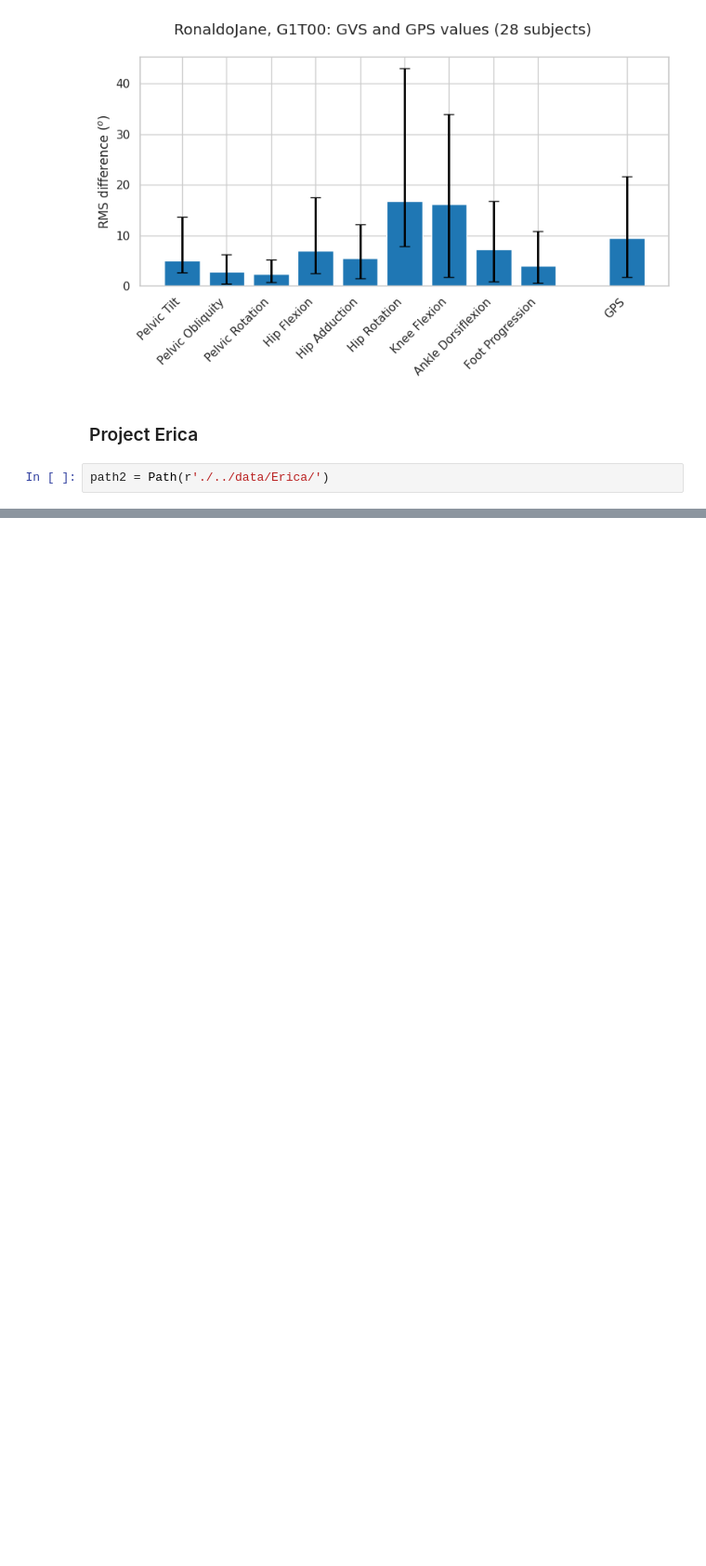
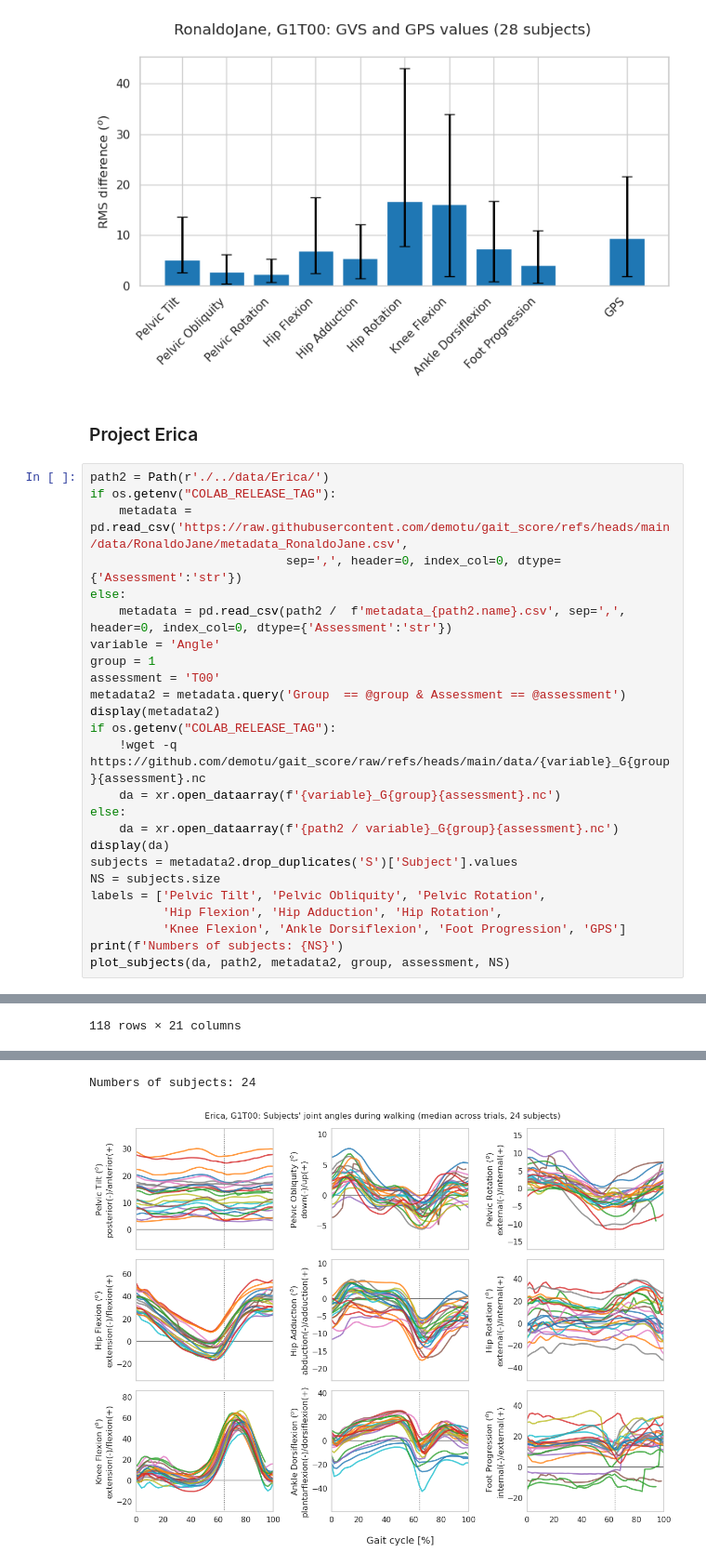
Before and after one commit to demotu/gait_score, a Jupyter notebook: notebooks/gps.ipynb, the cells around one changed output, grey strips where cells are left out. Shown at 93% size. Saved outputs shown, nothing was run; the diff lists cells and outputs as text; blank space fills up the shorter version.

```diff
--- a/notebooks/gps.ipynb
+++ b/notebooks/gps.ipynb
@@ -294,5 +292,29 @@ plt.show()
 [figure]
 # %% [markdown]
 ### Project Erica
-# %%
-path2 = Path(r'./../data/Erica/')
+# %%
+path2 = Path(r'./../data/Erica/')
+if os.getenv("COLAB_RELEASE_TAG"):
+    metadata = pd.read_csv('https://raw.githubusercontent.com/demotu/gait_score/refs/heads/main/data/RonaldoJane/metadata_RonaldoJane.csv',
+                           sep=',', header=0, index_col=0, dtype={'Assessment':'str'})
+else:
+    metadata = pd.read_csv(path2 /  f'metadata_{path2.name}.csv', sep=',', header=0, index_col=0, dtype={'Assessment':'str'})
+variable = 'Angle'
+group = 1
+assessment = 'T00'
+metadata2 = metadata.query('Group  == @group & Assessment == @assessment')
+display(metadata2)
+if os.getenv("COLAB_RELEASE_TAG"):
+    !wget -q https://github.com/demotu/gait_score/raw/refs/heads/main/data/{variable}_G{group}{assessment}.nc
+    da = xr.open_dataarray(f'{variable}_G{group}{assessment}.nc')
+else:
+    da = xr.open_dataarray(f'{path2 / variable}_G{group}{assessment}.nc')
+display(da)
+subjects = metadata2.drop_duplicates('S')['Subject'].values
+NS = subjects.size
+labels = ['Pelvic Tilt', 'Pelvic Obliquity', 'Pelvic Rotation',
+          'Hip Flexion', 'Hip Adduction', 'Hip Rotation',
+          'Knee Flexion', 'Ankle Dorsiflexion', 'Foot Progression', 'GPS']
+print(f'Numbers of subjects: {NS}')
+plot_subjects(da, path2, metadata2, group, assessment, NS)
+# %% [output]
@@ -298,0 +333 @@ path2 = Path(r'./../data/Erica/')
+118 rows × 21 columns
@@ -298,0 +343,2 @@ path2 = Path(r'./../data/Erica/')
+Numbers of subjects: 24
+[figure, added]
```
Also changed, not shown: parts of 8 cells of this notebook, 2 other files.
